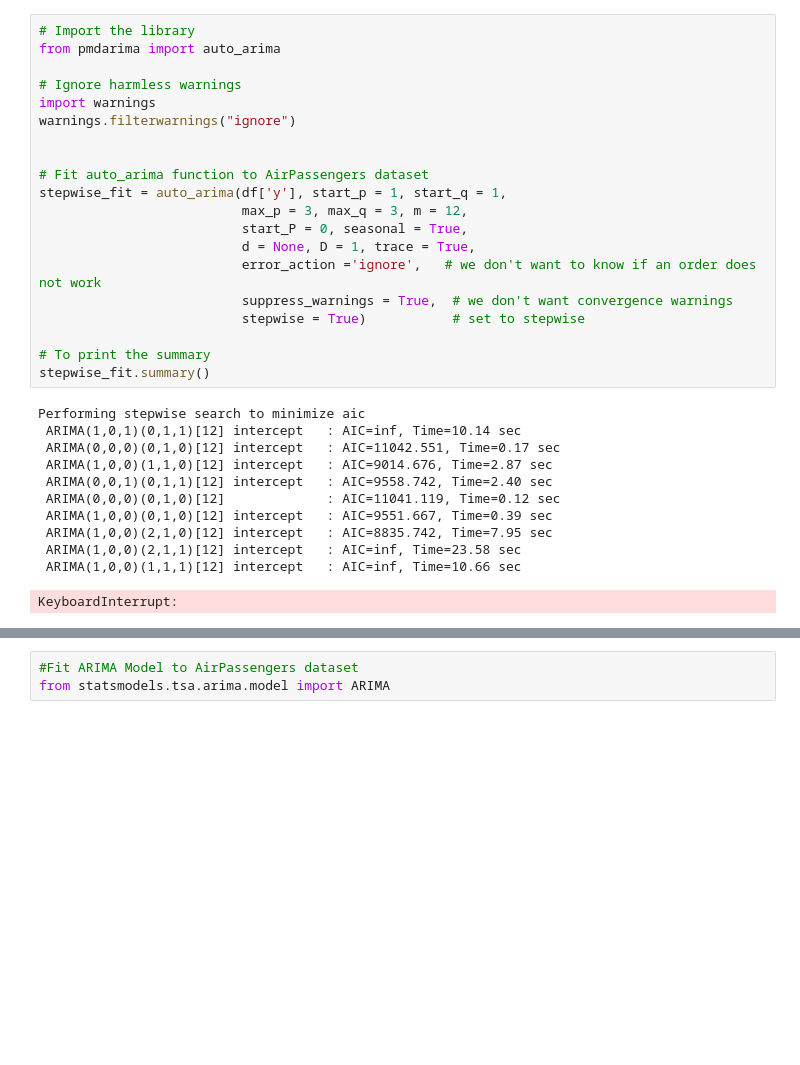
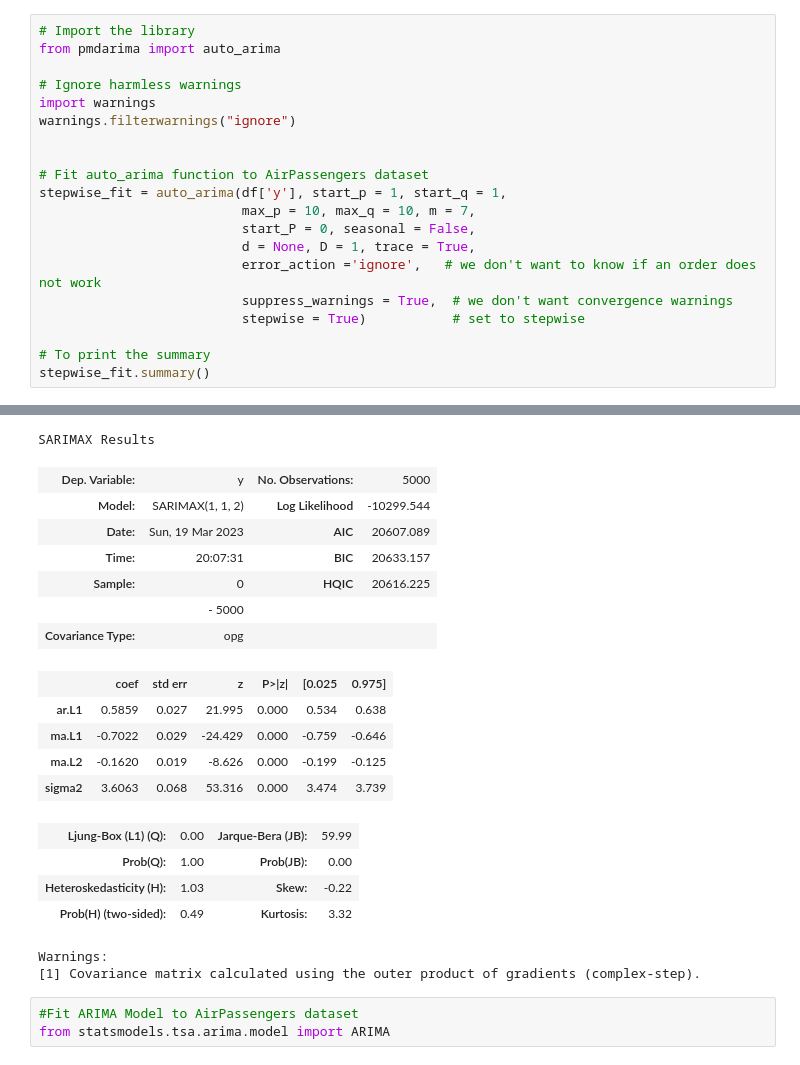
Before and after one commit to alanc0206/ELEC0088_Assignment, a Jupyter notebook: ARIMA/Mar13_SIMPLE-weather.ipynb, the cells around one changed output, grey strips where cells are left out. Drawn from its saved outputs; the diff is of its cells as text; blank space fills up the shorter version.

```diff
--- a/ARIMA/Mar13_SIMPLE-weather.ipynb
+++ b/ARIMA/Mar13_SIMPLE-weather.ipynb
@@ -58,32 +48,21 @@ print(len(df))
-# %%
-# Import the library
-from pmdarima import auto_arima
-
-# Ignore harmless warnings
-import warnings
-warnings.filterwarnings("ignore")
-
-
-# Fit auto_arima function to AirPassengers dataset
-stepwise_fit = auto_arima(df['y'], start_p = 1, start_q = 1,
-                          max_p = 3, max_q = 3, m = 12,
-                          start_P = 0, seasonal = True,
-                          d = None, D = 1, trace = True,
-                          error_action ='ignore',   # we don't want to know if an order does not work
-                          suppress_warnings = True,  # we don't want convergence warnings
-                          stepwise = True)           # set to stepwise
-
-# To print the summary
-stepwise_fit.summary()
-# %% [output]
-Performing stepwise search to minimize aic
- ARIMA(1,0,1)(0,1,1)[12] intercept   : AIC=inf, Time=10.14 sec
- ARIMA(0,0,0)(0,1,0)[12] intercept   : AIC=11042.551, Time=0.17 sec
- ARIMA(1,0,0)(1,1,0)[12] intercept   : AIC=9014.676, Time=2.87 sec
- ARIMA(0,0,1)(0,1,1)[12] intercept   : AIC=9558.742, Time=2.40 sec
- ARIMA(0,0,0)(0,1,0)[12]             : AIC=11041.119, Time=0.12 sec
- ARIMA(1,0,0)(0,1,0)[12] intercept   : AIC=9551.667, Time=0.39 sec
- ARIMA(1,0,0)(2,1,0)[12] intercept   : AIC=8835.742, Time=7.95 sec
- ARIMA(1,0,0)(2,1,1)[12] intercept   : AIC=inf, Time=23.58 sec
- ARIMA(1,0,0)(1,1,1)[12] intercept   : AIC=inf, Time=10.66 sec
-KeyboardInterrupt:
+# %%
+# Import the library
+from pmdarima import auto_arima
+
+# Ignore harmless warnings
+import warnings
+warnings.filterwarnings("ignore")
+
+
+# Fit auto_arima function to AirPassengers dataset
+stepwise_fit = auto_arima(df['y'], start_p = 1, start_q = 1,
+                          max_p = 10, max_q = 10, m = 7,
+                          start_P = 0, seasonal = False,
+                          d = None, D = 1, trace = True,
+                          error_action ='ignore',   # we don't want to know if an order does not work
+                          suppress_warnings = True,  # we don't want convergence warnings
+                          stepwise = True)           # set to stepwise
+
+# To print the summary
+stepwise_fit.summary()
+# %% [output]
@@ -90,3 +86,22 @@ KeyboardInterrupt:
+SARIMAX Results
+| Dep. Variable: | y | No. Observations: | 5000 |
+| Model: | SARIMAX(1, 1, 2) | Log Likelihood | -10299.544 |
+| Date: | Sun, 19 Mar 2023 | AIC | 20607.089 |
+| Time: | 20:07:31 | BIC | 20633.157 |
+| Sample: | 0 | HQIC | 20616.225 |
+|  | - 5000 |  |  |
+| Covariance Type: | opg |  |  |
+|  | coef | std err | z | P>|z| | [0.025 | 0.975] |
+| ar.L1 | 0.5859 | 0.027 | 21.995 | 0.000 | 0.534 | 0.638 |
+| ma.L1 | -0.7022 | 0.029 | -24.429 | 0.000 | -0.759 | -0.646 |
+| ma.L2 | -0.1620 | 0.019 | -8.626 | 0.000 | -0.199 | -0.125 |
+| sigma2 | 3.6063 | 0.068 | 53.316 | 0.000 | 3.474 | 3.739 |
+| Ljung-Box (L1) (Q): | 0.00 | Jarque-Bera (JB): | 59.99 |
+| Prob(Q): | 1.00 | Prob(JB): | 0.00 |
+| Heteroskedasticity (H): | 1.03 | Skew: | -0.22 |
+| Prob(H) (two-sided): | 0.49 | Kurtosis: | 3.32 |
+Warnings:
+[1] Covariance matrix calculated using the outer product of gradients (complex-step).
 # %%
 #Fit ARIMA Model to AirPassengers dataset
 from statsmodels.tsa.arima.model import ARIMA
```
Also changed, not shown: parts of 11 cells of this notebook.
